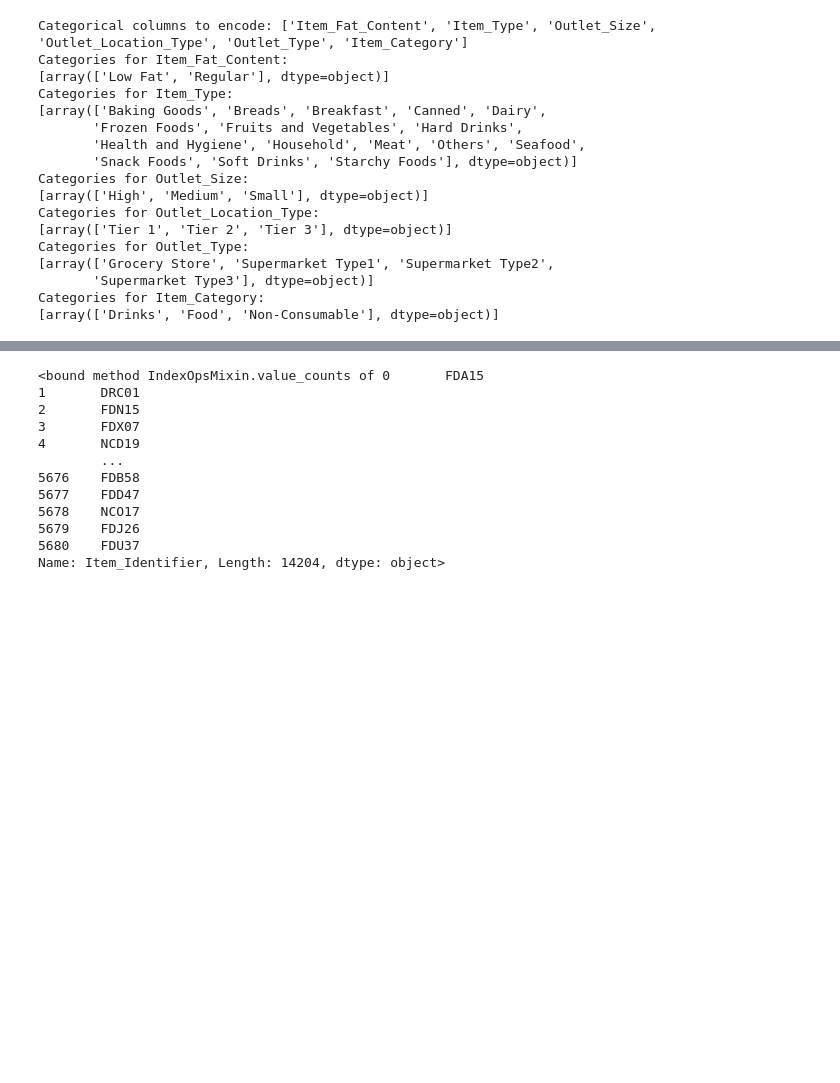
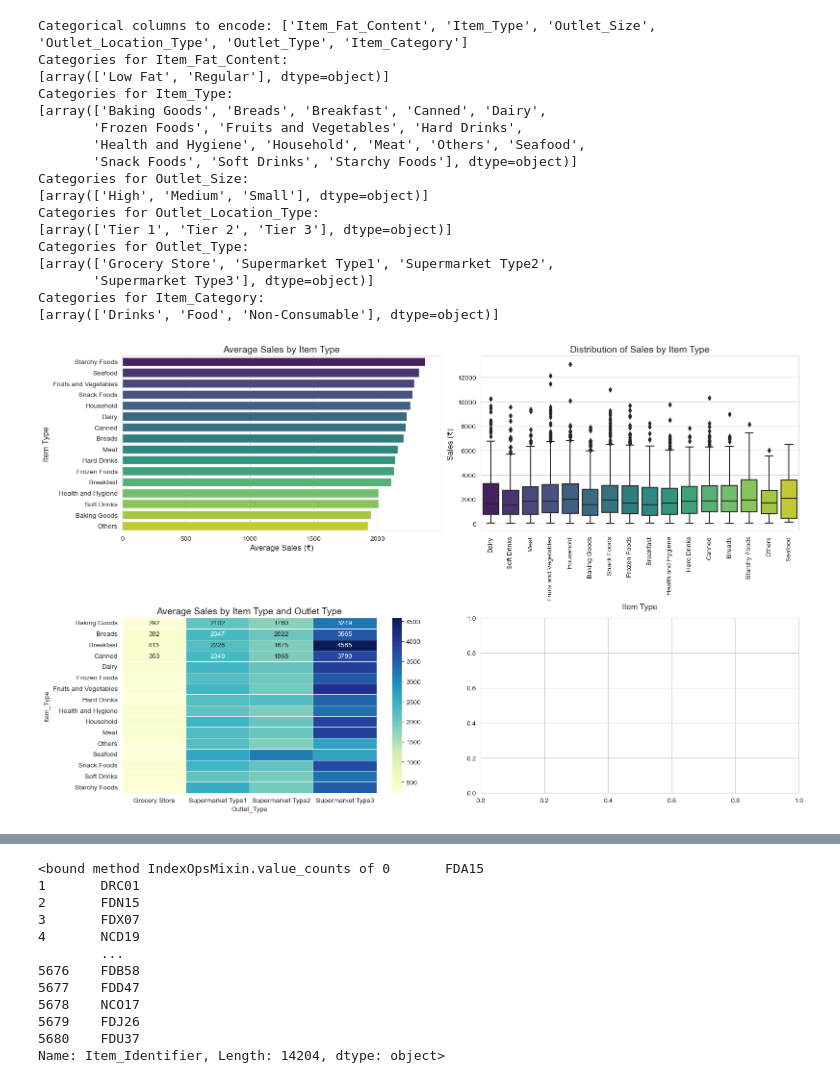
Before and after one commit to rsmspu/big_mart_sales_prediction, a Jupyter notebook: BigMartSales_Prediction_RF.ipynb, the cells around one changed output, grey strips where cells are left out. Drawn from its saved outputs; the diff is of its cells as text; code cells hidden in the pictures; blank space fills up the shorter version.

```diff
--- a/BigMartSales_Prediction_RF.ipynb
+++ b/BigMartSales_Prediction_RF.ipynb
@@ -394,3 +394,99 @@ Categories for Outlet_Type:
        'Supermarket Type3'], dtype=object)]
 Categories for Item_Category:
 [array(['Drinks', 'Food', 'Non-Consumable'], dtype=object)]
+# %%
+# Set up a larger figure size and style for better visualization
+plt.figure(figsize=(16, 10))
+sns.set_style("whitegrid")
+
+# 1. Average sales by Item Type - Bar plot
+plt.subplot(2, 2, 1)
+avg_sales_by_type = train.groupby('Item_Type')['Item_Outlet_Sales'].mean().sort_values(ascending=False)
+sns.barplot(x=avg_sales_by_type.values, y=avg_sales_by_type.index, palette='viridis')
+plt.title('Average Sales by Item Type', fontsize=14)
+plt.xlabel('Average Sales (₹)', fontsize=12)
+plt.ylabel('Item Type', fontsize=12)
+plt.tight_layout()
+
+# 2. Distribution of Sales by Item Type - Box plot
+plt.subplot(2, 2, 2)
+sns.boxplot(x='Item_Type', y='Item_Outlet_Sales', data=train, palette='viridis')
+plt.title('Distribution of Sales by Item Type', fontsize=14)
+plt.xlabel('Item Type', fontsize=12)
+plt.ylabel('Sales (₹)', fontsize=12)
+plt.xticks(rotation=90)
+plt.tight_layout()
+
+# 3. Sales by Item Type and Outlet Type - Heatmap
+plt.subplot(2, 2, 3)
+heatmap_data = train.pivot_table(values='Item_Outlet_Sales',
+                                index='Item_Type',
+                                columns='Outlet_Type',
+                                aggfunc='mean')
+sns.heatmap(heatmap_data, annot=True, fmt=".0f", cmap="YlGnBu", linewidths=0.5)
+plt.title('Average Sales by Item Type and Outlet Type', fontsize=14)
+plt.tight_layout()
+
+# 4. Sales by Item Type and Fat Content - Grouped bar chart
+plt.subplot(2, 2, 4)
+# Standardize fat content values
+train['Item_Fat_Content'] = train['Item_Fat_Content'].replace({'LF': 'Low Fat', 'low fat': 'Low Fat', 'reg': 'Regular'})
+fat_item_sales = train.groupby(['Item_Type', 'Item_Fat_Content'])['Item_Outlet_Sales'].mean().reset_index()
+fat_item_pivot = fat_item_sales.pivot(index='Item_Type', columns='Item_Fat_Content', values='Item_Outlet_Sales')
+fat_item_pivot.plot(kind='bar', figsize=(10, 6))
+plt.title('Average Sales by Item Type and Fat Content', fontsize=14)
+plt.xlabel('Item Type', fontsize=12)
+plt.ylabel('Average Sales (₹)', fontsize=12)
+plt.legend(title='Fat Content')
+plt.xticks(rotation=45)
+plt.tight_layout()
+
+plt.tight_layout(pad=3.0)
+plt.savefig('sales_by_item_type.png', dpi=300, bbox_inches='tight')
+plt.show()
+
+# Additional detailed analysis
+# 5. Create a separate violin plot for better distribution view
+plt.figure(figsize=(16, 8))
+sns.violinplot(x='Item_Type', y='Item_Outlet_Sales', data=train, palette='magma')
+plt.title('Sales Distribution by Item Type (Violin Plot)', fontsize=16)
+plt.xlabel('Item Type', fontsize=14)
+plt.ylabel('Sales (₹)', fontsize=14)
+plt.xticks(rotation=90)
+plt.tight_layout()
+plt.savefig('sales_distribution_violin.png', dpi=300, bbox_inches='tight')
+plt.show()
+
+# 6. Sales trend by item MRP within each item type
+plt.figure(figsize=(18, 10))
+for i, item_type in enumerate(train['Item_Type'].unique()):
+    plt.subplot(4, 4, i+1)
+    item_data = train[train['Item_Type'] == item_type]
+    sns.regplot(x='Item_MRP', y='Item_Outlet_Sales', data=item_data, scatter_kws={'alpha':0.5}, line_kws={'color':'red'})
+    plt.title(item_type, fontsize=12)
+    plt.tight_layout()
+plt.suptitle('Relationship between Item MRP and Sales by Item Type', fontsize=16, y=1.02)
+plt.tight_layout()
+plt.savefig('mrp_sales_by_type.png', dpi=300, bbox_inches='tight')
+plt.show()
+
+# 7. Extract top 3 and bottom 3 item types by average sales
+top3_types = avg_sales_by_type.head(3)
+bottom3_types = avg_sales_by_type.tail(3)
+
+print("Top 3 Item Types by Average Sales:")
+for item_type, avg_sales in top3_types.items():
+    print(f"{item_type}: ₹{avg_sales:.2f}")
+
+print("\nBottom 3 Item Types by Average Sales:")
+for item_type, avg_sales in bottom3_types.items():
+    print(f"{item_type}: ₹{avg_sales:.2f}")
+
+# 8. Calculate variability in sales by item type (coefficient of variation)
+cv_by_type = train.groupby('Item_Type')['Item_Outlet_Sales'].agg(
+    ['mean', 'std']).assign(cv=lambda x: x['std']/x['mean']*100).sort_values('cv')
+
+print("\nVariability in Sales by Item Type (Coefficient of Variation):")
+print(cv_by_type[['mean', 'std', 'cv']].round(2))
+# %% [output]
+[figure, added]
```
Also changed, not shown: parts of 8 cells of this notebook, 1 other file.
